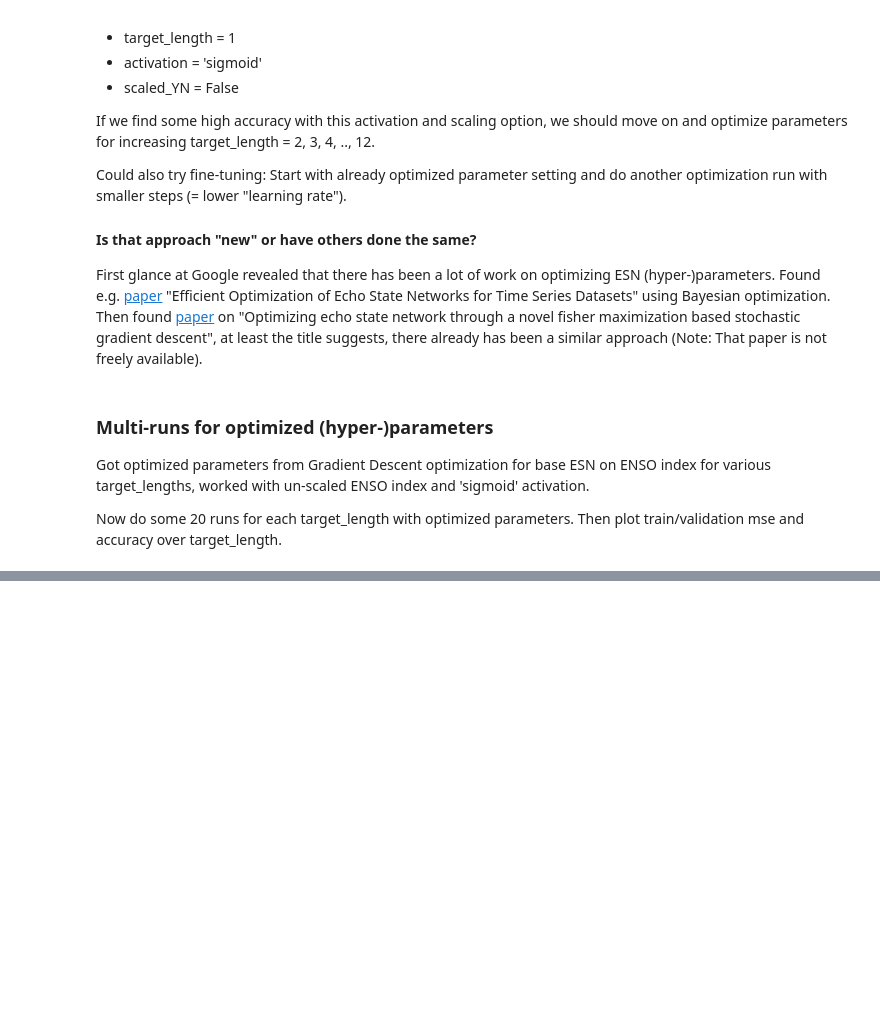
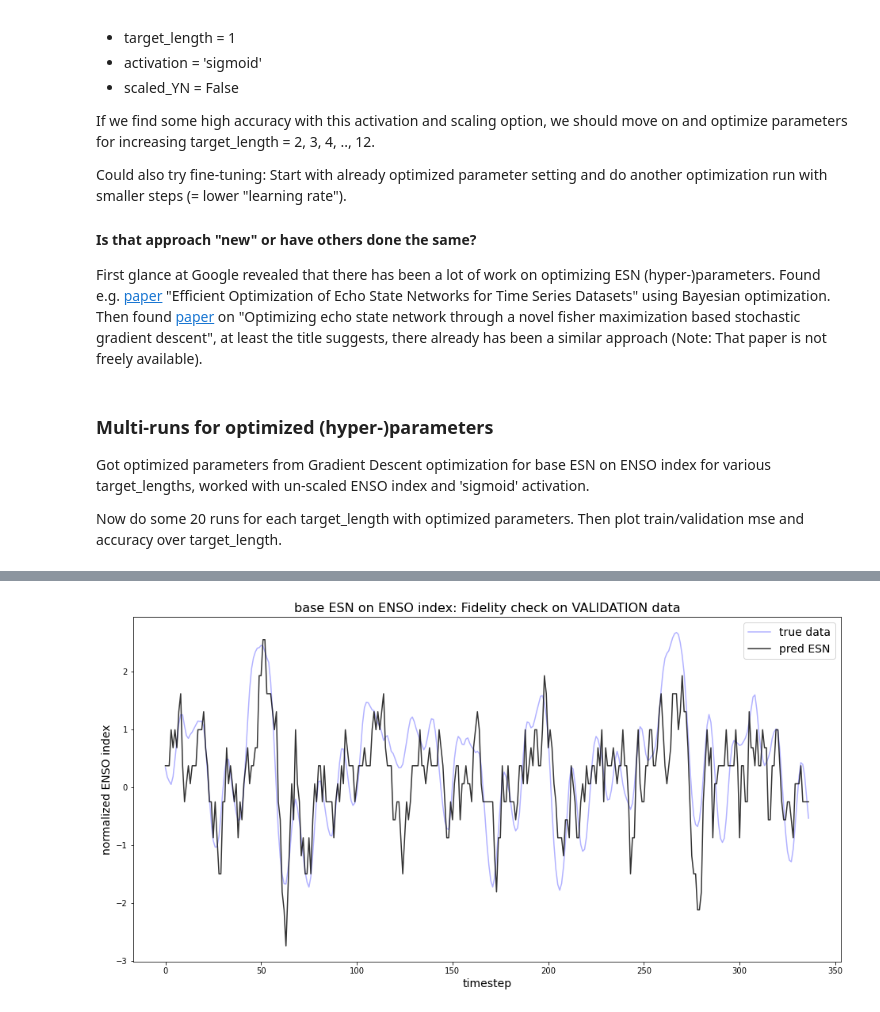
Before and after one commit to MarcoLandtHayen/EchoStateNetworks, a Jupyter notebook: notebooks/ESN_exp06_ENSO.ipynb, the cells around one changed output, grey strips where cells are left out. Cells and saved outputs as stored; diff of their text form; code cells hidden in the pictures; blank space fills up the shorter version.

```diff
--- a/notebooks/ESN_exp06_ENSO.ipynb
+++ b/notebooks/ESN_exp06_ENSO.ipynb
@@ -2031,0 +2148,75 @@ plt.show()
+# %%
+## Model ENSO index with base ESN.
+
+# split_data according to chosen input_length to get train and validation inputs and targets.
+train_input, val_input, train_target, val_target, train_min, train_max = split_data(ENSO_index_norm.values,
+                                                                            input_length=input_length,
+                                                                            target_length=target_length,
+                                                                            time_lag=0,
+                                                                            train_val_split=0.8,
+                                                                            val_samples_from='end',
+                                                                            abs_to_rel_YN=False,
+                                                                            binary_YN=False,
+                                                                            scaled_YN=scaled_YN,
+                                                                            scale_to=scale_to,
+                                                                            verbose=verbose)
+
+# setESN to set up ESN model according to specified ESN parameters and modify reservoir weights.
+model, model_short = setESN(input_length=input_length, n_features=n_features, n_layers=n_layers,
+                            n_res=n_res, W_in_lim=W_in_lim, leak_rate=leak_rate,
+                            activation=activation, spec_radius=spec_radius, sparsity=sparsity,
+                            verbose=verbose)
+
+# trainESN to train output weights and bias.
+model = trainESN(model, model_short, train_input, train_target, verbose=verbose)
+
+
+# predESN to get metrics [mae, mse] on train and validation data.
+train_pred, val_pred, train_mae, val_mae, train_mse, val_mse = predESN(model, train_input, val_input,
+                                                                       train_target, val_target,
+                                                                       verbose=verbose)
+
+# Optionally re-scale predictions and targets, before getting accuracy:
+if scaled_YN:
+    train_pred = train_pred * (train_max - train_min) + train_min
+    val_pred = val_pred * (train_max - train_min) + train_min
+    train_target = train_target * (train_max - train_min) + train_min
+    val_target = val_target * (train_max - train_min) + train_min
+
+# Get validation accuracy: Rel. amount of correctly predicted events.
+val_acc_ElNino = sum(((val_pred>0.5)==(val_target>0.5)) & (val_target>0.5)) / sum((val_target>0.5))
+val_acc_LaNina = sum(((val_pred<-0.5)==(val_target<-0.5)) & (val_target<-0.5)) / sum((val_target<-0.5))
+val_acc_neutral = sum((((val_pred>=-0.5) & (val_pred<=0.5)) == ((val_target>=-0.5) & (val_target<=0.5))) &
+                       ((val_target>=-0.5) & (val_target<=0.5))) / sum(((val_target>=-0.5) & (val_target<=0.5)))
+
+# Get train accuracy: Rel. amount of correctly predicted events.
+train_acc_ElNino = sum(((train_pred>0.5)==(train_target>0.5)) & (train_target>0.5)) / sum((train_target>0.5))
+train_acc_LaNina = sum(((train_pred<-0.5)==(train_target<-0.5)) & (train_target<-0.5)) / sum((train_target<-0.5))
+train_acc_neutral = sum((((train_pred>=-0.5) & (train_pred<=0.5)) == ((train_target>=-0.5) & (train_target<=0.5))) &
+                       ((train_target>=-0.5) & (train_target<=0.5))) / sum(((train_target>=-0.5) & (train_target<=0.5)))
+
+# Fidelity check: Plot val_pred vs. val_targets
+plt.figure(figsize=(16,8))
+plt.plot(range(len(val_target)),val_target,'b',label="true data", alpha=0.3)
+plt.plot(range(len(val_pred)),val_pred,'k',  alpha=0.8, label='pred ESN')
+plt.title('base ESN on ENSO index: Fidelity check on VALIDATION data', fontsize=16)
+plt.xlabel('timestep', fontsize=14)
+plt.ylabel('normalized ENSO index', fontsize=14)
+plt.legend(fontsize=14)
+plt.show()
+
+
+# Get accuracy for target_length=1
+# Note: Accurate prediction means having a certain event (e.g. El Nino) and correctly predicting
+#       to have that same event.
+print("\nValidation accuracy:")
+print("El Nino: ", np.round(val_acc_ElNino[0],2))
+print("La Nina: ", np.round(val_acc_LaNina[0],2))
+print("neutral: ", np.round(val_acc_neutral[0],2))
+
+print("\nTrain accuracy:")
+print("El Nino: ", np.round(train_acc_ElNino[0],2))
+print("La Nina: ", np.round(train_acc_LaNina[0],2))
+print("neutral: ", np.round(train_acc_neutral[0],2))
+# %% [output]
+[figure, added]
```
Also changed, not shown: parts of 7 cells of this notebook, 1 other file.
